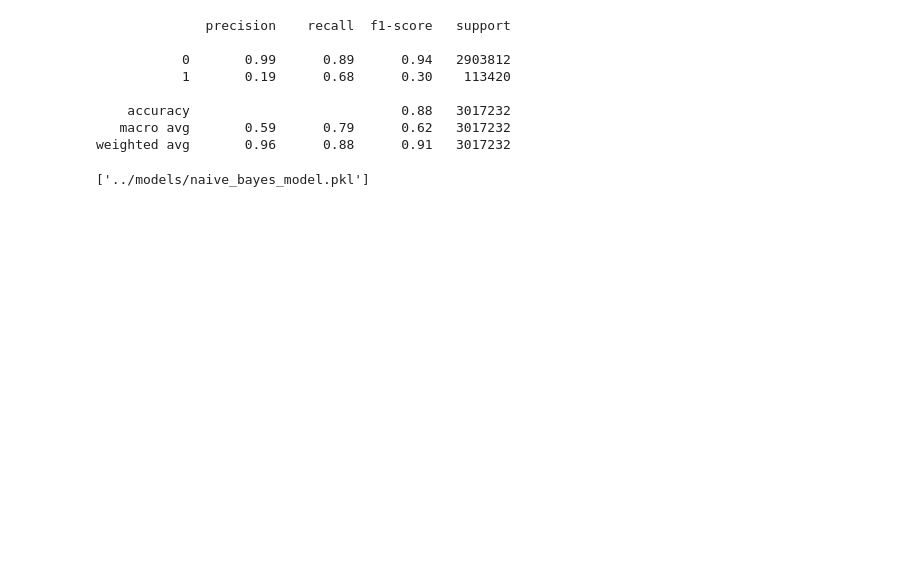
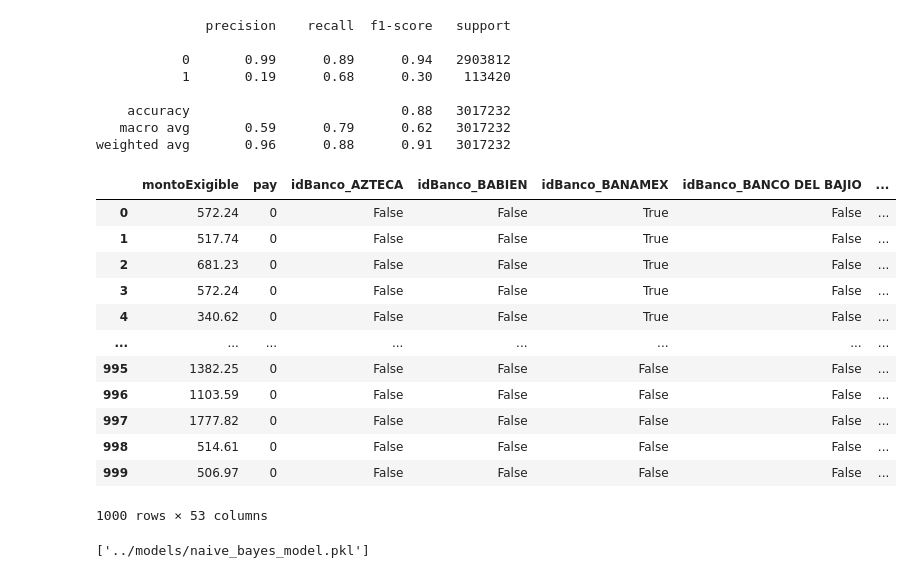
Before and after one commit to Azahramirez/databallers, a Jupyter notebook: notebooks/models.ipynb, the cells around one changed output. Saved outputs shown, nothing was run; the diff lists cells and outputs as text; code cells hidden in the pictures; blank space fills up the shorter version.

```diff
--- a/notebooks/models.ipynb
+++ b/notebooks/models.ipynb
@@ -234,0 +258,17 @@ weighted avg       0.96      0.88      0.91   3017232
+# %%
+df3=   df2.head(1000)
+df3
+# %% [output]
+|  | montoExigible | pay | idBanco_AZTECA | idBanco_BABIEN | idBanco_BANAMEX | idBanco_BANCO DEL BAJIO | ... |
+| 0 | 572.24 | 0 | False | False | True | False | ... |
+| 1 | 517.74 | 0 | False | False | True | False | ... |
+| 2 | 681.23 | 0 | False | False | True | False | ... |
+| 3 | 572.24 | 0 | False | False | True | False | ... |
+| 4 | 340.62 | 0 | False | False | True | False | ... |
+| ... | ... | ... | ... | ... | ... | ... | ... |
+| 995 | 1382.25 | 0 | False | False | False | False | ... |
+| 996 | 1103.59 | 0 | False | False | False | False | ... |
+| 997 | 1777.82 | 0 | False | False | False | False | ... |
+| 998 | 514.61 | 0 | False | False | False | False | ... |
+| 999 | 506.97 | 0 | False | False | False | False | ... |
+1000 rows × 53 columns
```
Also changed, not shown: parts of 3 cells of this notebook, 3 other files.
